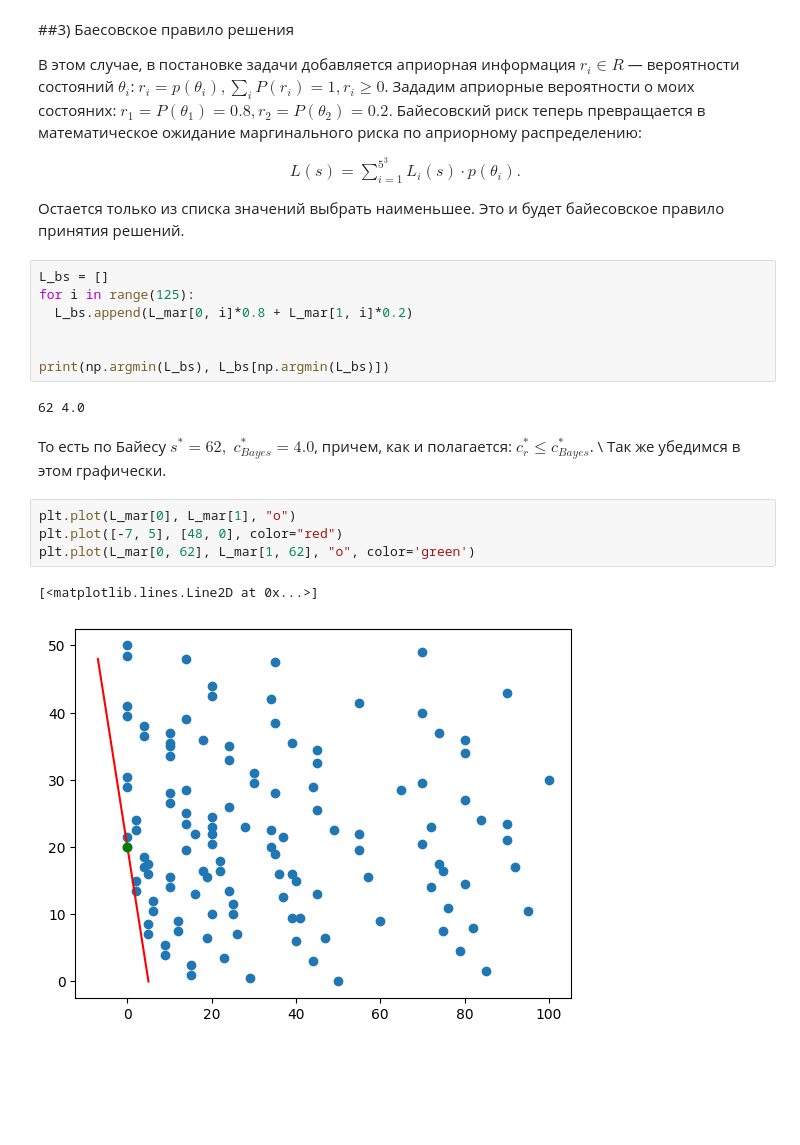
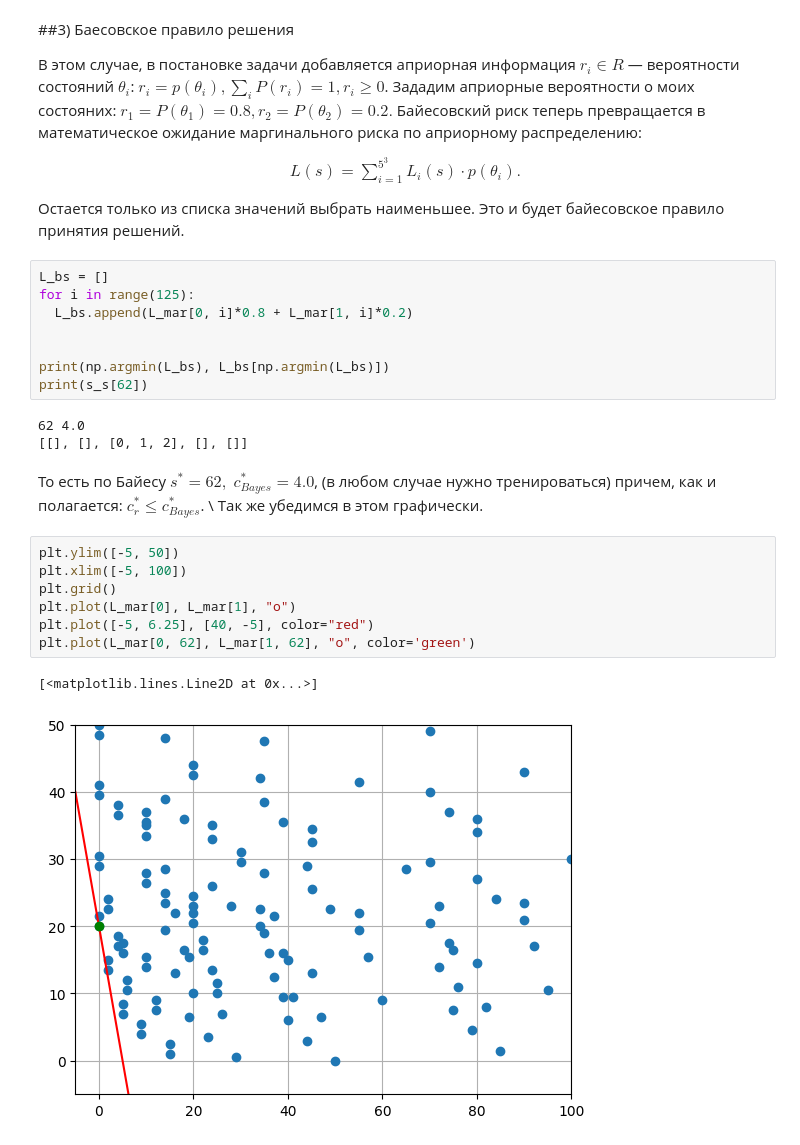
Before and after one commit to fisherj1/OMM, a Jupyter notebook: ТВМАИИДИ.ipynb, the cells around one changed output. Saved outputs shown, nothing was run; the diff lists cells and outputs as text; blank space fills up the shorter version.

```diff
--- a/ТВМАИИДИ.ipynb
+++ b/ТВМАИИДИ.ipynb
@@ -194,15 +218,20 @@ for i in range(125):
 
 
 print(np.argmin(L_bs), L_bs[np.argmin(L_bs)])
+print(s_s[62])
 # %% [output]
 62 4.0
+[[], [], [0, 1, 2], [], []]
 # %% [markdown]
-То есть по Байесу $s^* = 62, \;c^*_{Bayes} = 4.0$, причем, как и полагается: $c^*_r \leq c^*_{Bayes}$. \\
+То есть по Байесу $s^* = 62, \;c^*_{Bayes} = 4.0$, (в любом случае нужно тренироваться) причем, как и полагается: $c^*_r \leq c^*_{Bayes}$. \\
 Так же убедимся в этом графически.
 # %%
+plt.ylim([-5, 50])
+plt.xlim([-5, 100])
+plt.grid()
 plt.plot(L_mar[0], L_mar[1], "o")
-plt.plot([-7, 5], [48, 0], color="red")
+plt.plot([-5, 6.25], [40, -5], color="red")
 plt.plot(L_mar[0, 62], L_mar[1, 62], "o", color='green')
 # %% [output]
 [<matplotlib.lines.Line2D at 0x...>]
-[figure, old version]
+[figure, new version]
```
Also changed, not shown: parts of 13 cells of this notebook.
